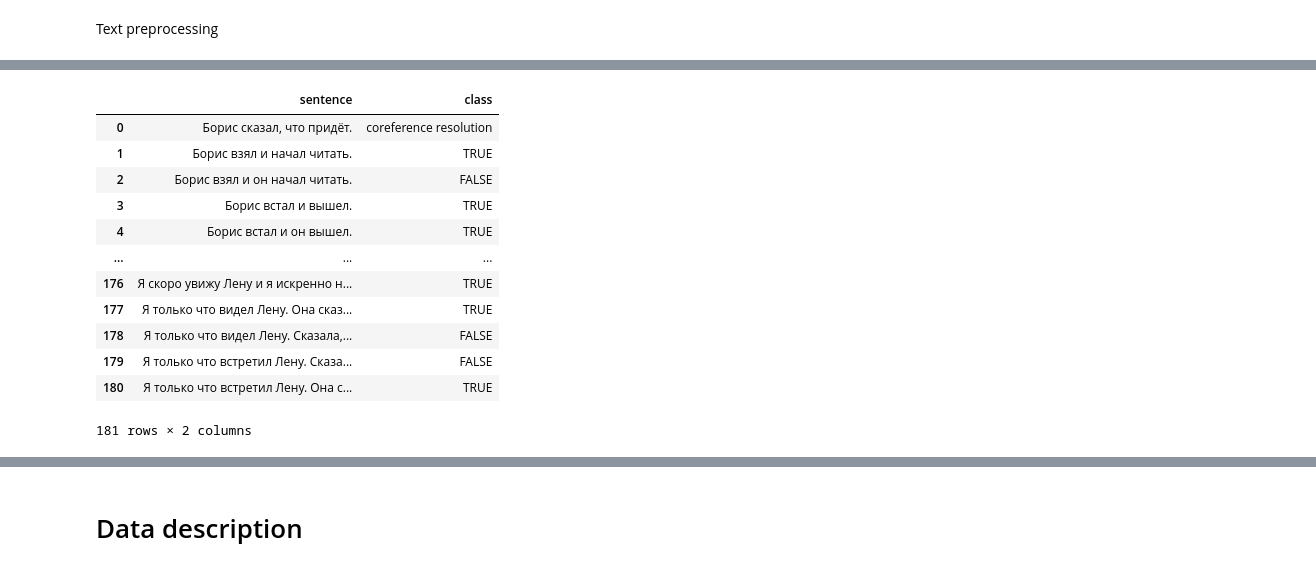
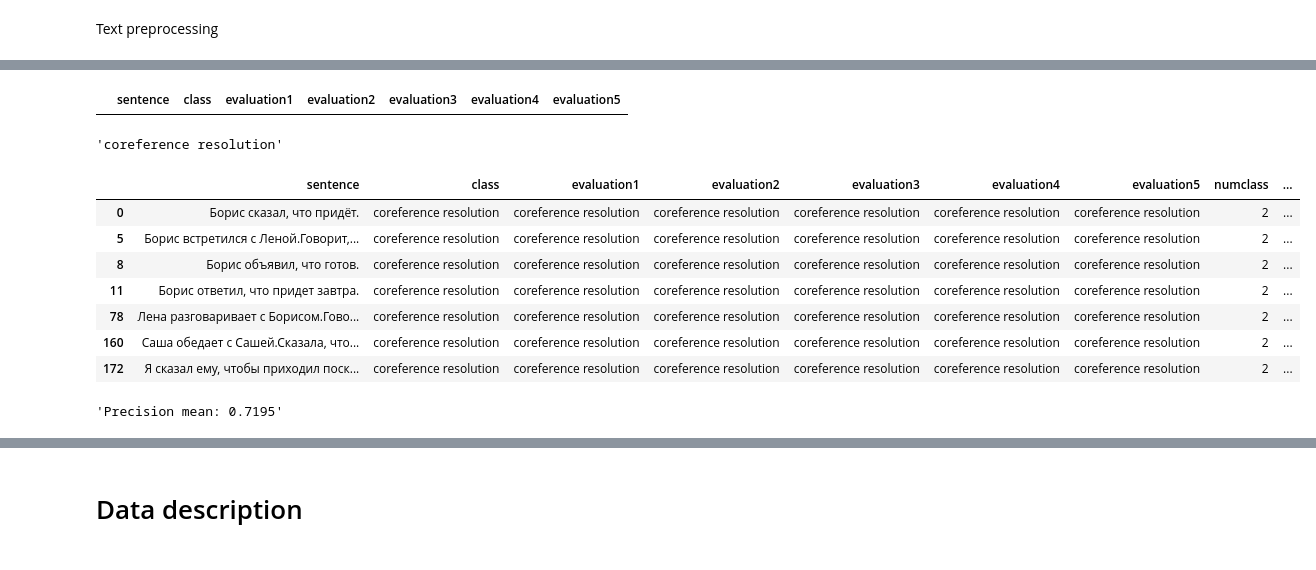
Before and after one commit to lauberto/MA-thesis, a Jupyter notebook: scripts/prodrop.ipynb, the cells around one changed output, grey strips where cells are left out. Cells and saved outputs as stored; diff of their text form; code cells hidden in the pictures.

Commit message:
add class evaluation

```diff
--- a/scripts/prodrop.ipynb
+++ b/scripts/prodrop.ipynb
@@ -39,5 +48,9 @@ df
 df['sentence'] = df['sentence'].apply(lambda x: classifier_preprocessing.preprocess(x))
 # %%
 %%time
-# df['evaluation'] = df['sentence'].apply(lambda x: decision(x))
+df['evaluation1'] = df['sentence'].apply(lambda x: decision(x))
+df['evaluation2'] = df['sentence'].apply(lambda x: decision(x))
+df['evaluation3'] = df['sentence'].apply(lambda x: decision(x))
+df['evaluation4'] = df['sentence'].apply(lambda x: decision(x))
+df['evaluation5'] = df['sentence'].apply(lambda x: decision(x))
 # %% [output]
@@ -46,16 +75,26 @@ Wall time: 14.3 µs
+# %%
+df[df['evaluation1'] == 'None']
+# %% [output]
+|  | sentence | class | evaluation1 | evaluation2 | evaluation3 | evaluation4 | evaluation5 |
+# %%
+decision("Борис сказал, что ей холодно.")
+# %% [output]
+'coreference resolution'
 # %%
-df
+df['numclass'] = df['class'].apply(lambda x: classifier_preprocessing.class2id(x))
+df['numeval1'] = df['evaluation1'].apply(lambda x: int(classifier_preprocessing.class2id(x)))
+df['numeval2'] = df['evaluation2'].apply(lambda x: int(classifier_preprocessing.class2id(x)))
+df['numeval3'] = df['evaluation3'].apply(lambda x: int(classifier_preprocessing.class2id(x)))
+df['numeval4'] = df['evaluation4'].apply(lambda x: int(classifier_preprocessing.class2id(x)))
+df['numeval5'] = df['evaluation5'].apply(lambda x: int(classifier_preprocessing.class2id(x)))
-# %% [output]
-|  | sentence | class |
-| 0 | Борис сказал, что придёт. | coreference resolution |
-| 1 | Борис взял и начал читать. | TRUE |
-| 2 | Борис взял и он начал читать. | FALSE |
-| 3 | Борис встал и вышел. | TRUE |
-| 4 | Борис встал и он вышел. | TRUE |
-| ... | ... | ... |
-| 176 | Я скоро увижу Лену и я искренно н... | TRUE |
-| 177 | Я только что видел Лену. Она сказ... | TRUE |
-| 178 | Я только что видел Лену. Сказала,... | FALSE |
-| 179 | Я только что встретил Лену. Cказа... | FALSE |
-| 180 | Я только что встретил Лену. Она с... | TRUE |
-181 rows × 2 columns
+# %%
+df[df['numclass'] == 2]
+# %% [output]
+|  | sentence | class | evaluation1 | evaluation2 | evaluation3 | evaluation4 | evaluation5 | numclass | ... |
+| 0 | Борис сказал, что придёт. | coreference resolution | coreference resolution | coreference resolution | coreference resolution | coreference resolution | coreference resolution | 2 | ... |
+| 5 | Борис встретился с Леной.Говорит,... | coreference resolution | coreference resolution | coreference resolution | coreference resolution | coreference resolution | coreference resolution | 2 | ... |
+| 8 | Борис объявил, что готов. | coreference resolution | coreference resolution | coreference resolution | coreference resolution | coreference resolution | coreference resolution | 2 | ... |
+| 11 | Борис ответил, что придет завтра. | coreference resolution | coreference resolution | coreference resolution | coreference resolution | coreference resolution | coreference resolution | 2 | ... |
+| 78 | Лена разговаривает с Борисом.Гово... | coreference resolution | coreference resolution | coreference resolution | coreference resolution | coreference resolution | coreference resolution | 2 | ... |
+| 160 | Саша обедает с Сашей.Сказала, что... | coreference resolution | coreference resolution | coreference resolution | coreference resolution | coreference resolution | coreference resolution | 2 | ... |
+| 172 | Я сказал ему, чтобы приходил поск... | coreference resolution | coreference resolution | coreference resolution | coreference resolution | coreference resolution | coreference resolution | 2 | ... |
@@ -61,0 +127,4 @@ df
+# %%
+precision_mean(predictions)
+# %% [output]
+'Precision mean: 0.7195'
```
Also changed, not shown: parts of 59 cells of this notebook, 5 other files.
